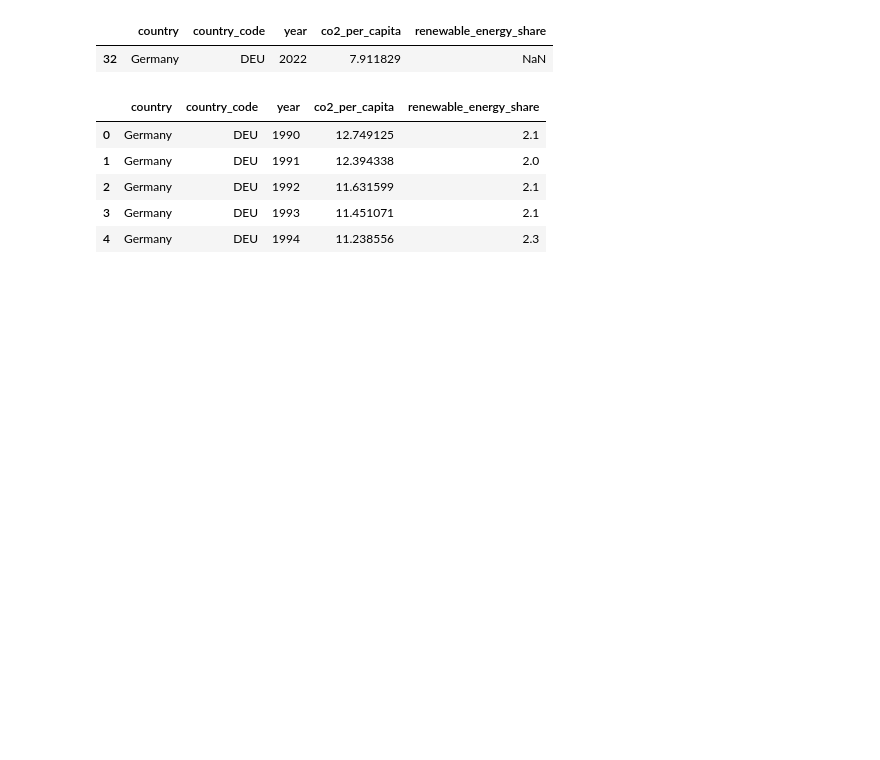
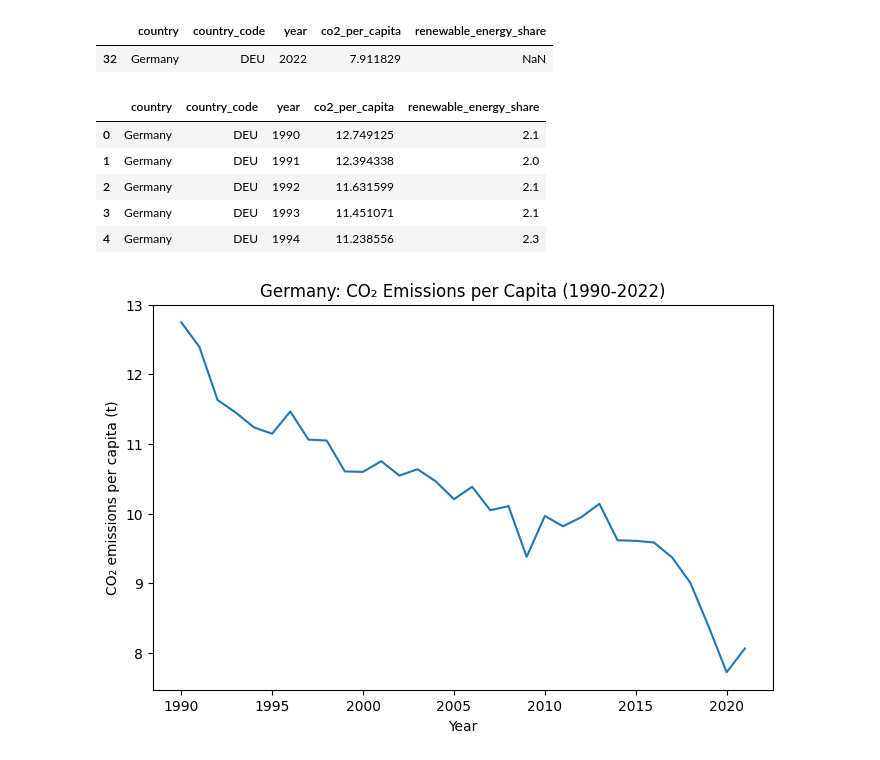
Before and after one commit to lxyla/energy-sustainability-analysis, a Jupyter notebook: energy_transition_analysis.ipynb, the cells around one changed output. Saved outputs shown, nothing was run; the diff lists cells and outputs as text; code cells hidden in the pictures; blank space fills up the shorter version.

```diff
--- a/energy_transition_analysis.ipynb
+++ b/energy_transition_analysis.ipynb
@@ -315,3 +315,15 @@ germany_energy.head()
 | 2 | Germany | DEU | 1992 | 11.631599 | 2.1 |
 | 3 | Germany | DEU | 1993 | 11.451071 | 2.1 |
 | 4 | Germany | DEU | 1994 | 11.238556 | 2.3 |
+# %%
+plt.figure(figsize=(8,5))
+plt.plot(
+    germany_energy["year"],
+    germany_energy["co2_per_capita"]
+)
+plt.xlabel("Year")
+plt.ylabel("CO₂ emissions per capita (t)")
+plt.title("Germany: CO₂ Emissions per Capita (1990-2020)")
+plt.show()
+# %% [output]
+[figure, added]
```
Also changed, not shown: parts of 7 cells of this notebook.
